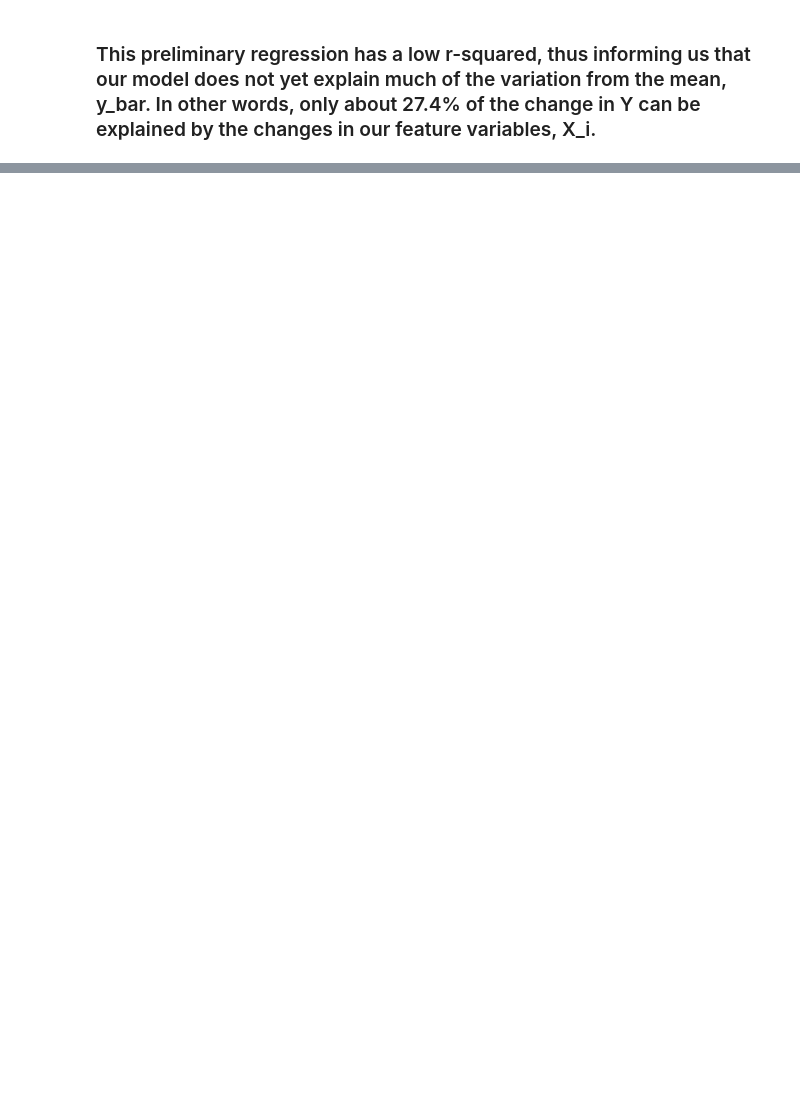
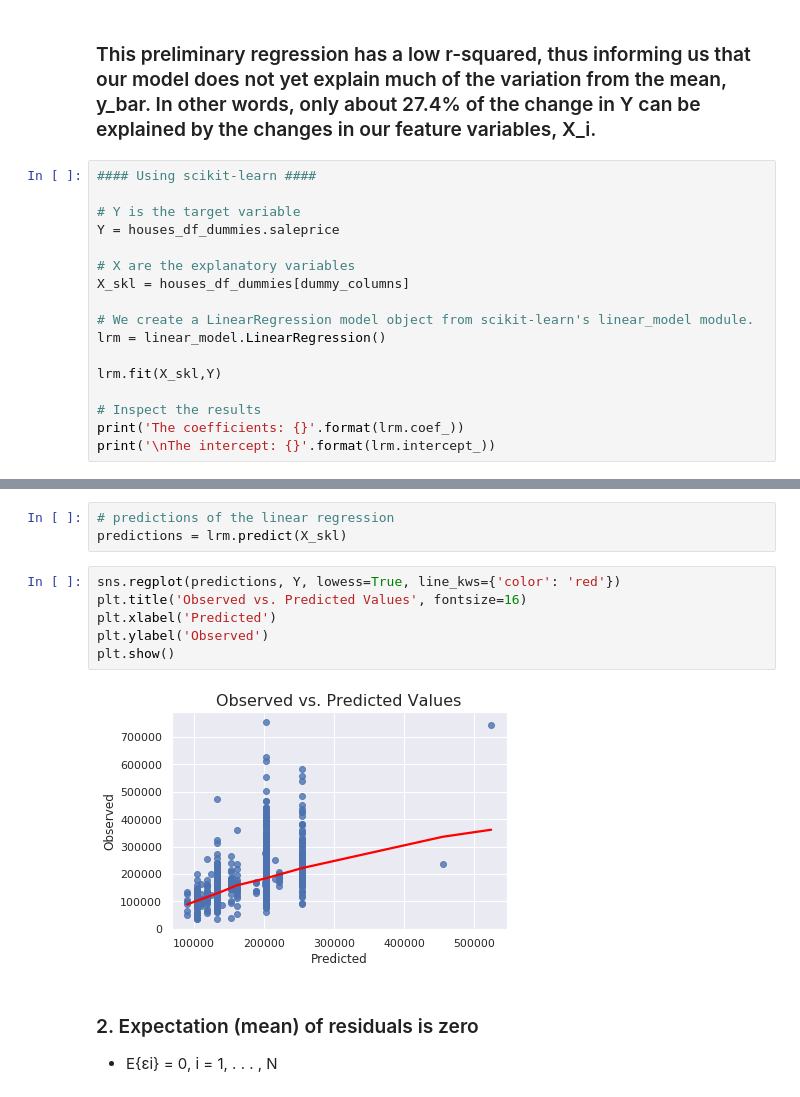
Before and after one commit to Ikwuakor/Thinkful-Assignments, a Jupyter notebook: Predicting House Prices (OLS Linear Regression).ipynb, the cells around one changed output, grey strips where cells are left out. Drawn from its saved outputs; the diff is of its cells as text; blank space fills up the shorter version.

```diff
--- a/Predicting House Prices (OLS Linear Regression).ipynb
+++ b/Predicting House Prices (OLS Linear Regression).ipynb
@@ -234,2 +226,19 @@ strong multicollinearity problems or that the design matrix is singular.
 # %% [markdown]
 ### This preliminary regression has a low r-squared, thus informing us that our model does not yet explain much of the variation from the mean, y_bar. In other words, only about 27.4% of the change in Y can be explained by the changes in our feature variables, X_i.
+# %%
+#### Using scikit-learn ####
+
+# Y is the target variable
+Y = houses_df_dummies.saleprice
+
+# X are the explanatory variables
+X_skl = houses_df_dummies[dummy_columns]
+
+# We create a LinearRegression model object from scikit-learn's linear_model module.
+lrm = linear_model.LinearRegression()
+
+lrm.fit(X_skl,Y)
+
+# Inspect the results
+print('The coefficients: {}'.format(lrm.coef_))
+print('\nThe intercept: {}'.format(lrm.intercept_))
@@ -235,0 +258,14 @@ strong multicollinearity problems or that the design matrix is singular.
+# %%
+# predictions of the linear regression
+predictions = lrm.predict(X_skl)
+# %%
+sns.regplot(predictions, Y, lowess=True, line_kws={'color': 'red'})
+plt.title('Observed vs. Predicted Values', fontsize=16)
+plt.xlabel('Predicted')
+plt.ylabel('Observed')
+plt.show()
+# %% [output]
+[figure, added]
+# %% [markdown]
+### 2. Expectation (mean) of residuals is zero
+- E{εi} = 0, i = 1, . . . , N
```
Also changed, not shown: parts of 15 cells of this notebook.
